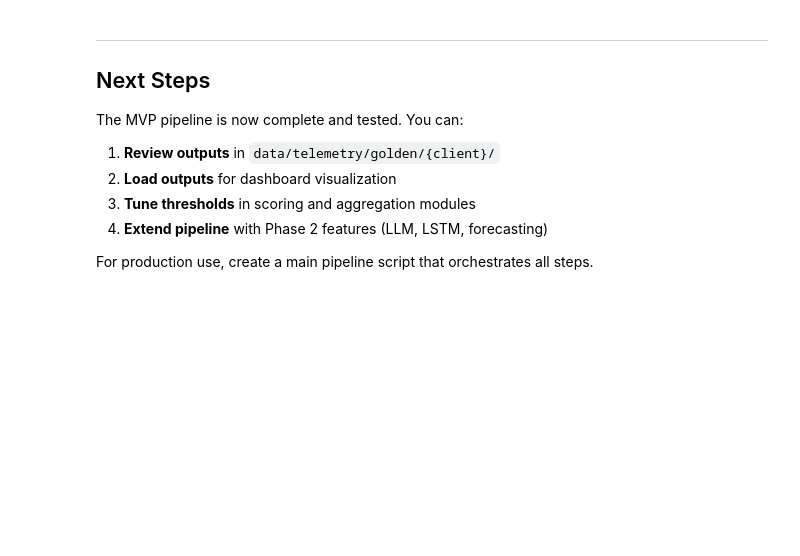
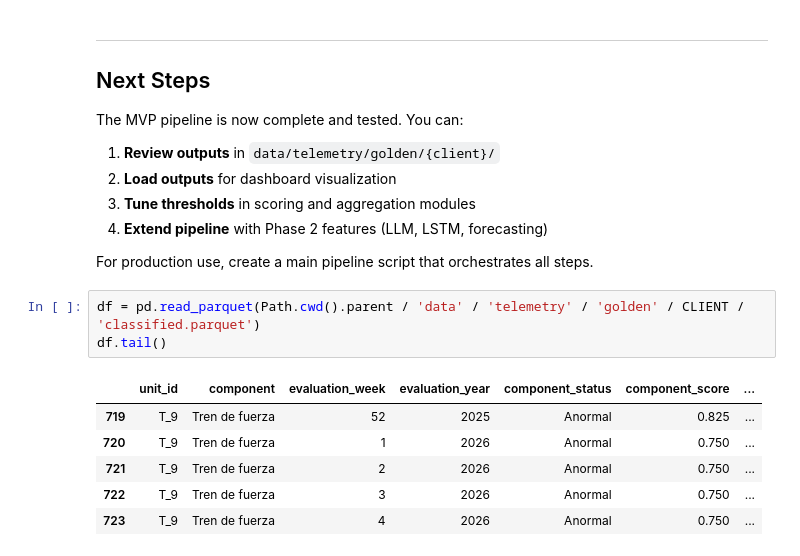
Before and after one commit to portizv26/tds_telemetry_dashboard, a Jupyter notebook: notebooks/mvp_testing.ipynb, the cells around one changed output. Cells and saved outputs as stored; diff of their text form; blank space fills up the shorter version.

Commit message:
start over telemetry processing

```diff
--- a/notebooks/mvp_testing.ipynb
+++ b/notebooks/mvp_testing.ipynb
@@ -740,3 +745,13 @@ The MVP pipeline is now complete and tested. You can:
 4. **Extend pipeline** with Phase 2 features (LLM, LSTM, forecasting)
 
 For production use, create a main pipeline script that orchestrates all steps.
+# %%
+df = pd.read_parquet(Path.cwd().parent / 'data' / 'telemetry' / 'golden' / CLIENT / 'classified.parquet')
+df.tail()
+# %% [output]
+|  | unit_id | component | evaluation_week | evaluation_year | component_status | component_score | ... |
+| 719 | T_9 | Tren de fuerza | 52 | 2025 | Anormal | 0.825 | ... |
+| 720 | T_9 | Tren de fuerza | 1 | 2026 | Anormal | 0.750 | ... |
+| 721 | T_9 | Tren de fuerza | 2 | 2026 | Anormal | 0.750 | ... |
+| 722 | T_9 | Tren de fuerza | 3 | 2026 | Anormal | 0.750 | ... |
+| 723 | T_9 | Tren de fuerza | 4 | 2026 | Anormal | 0.750 | ... |
```
Also changed, not shown: parts of 16 cells of this notebook, 33 other files.
